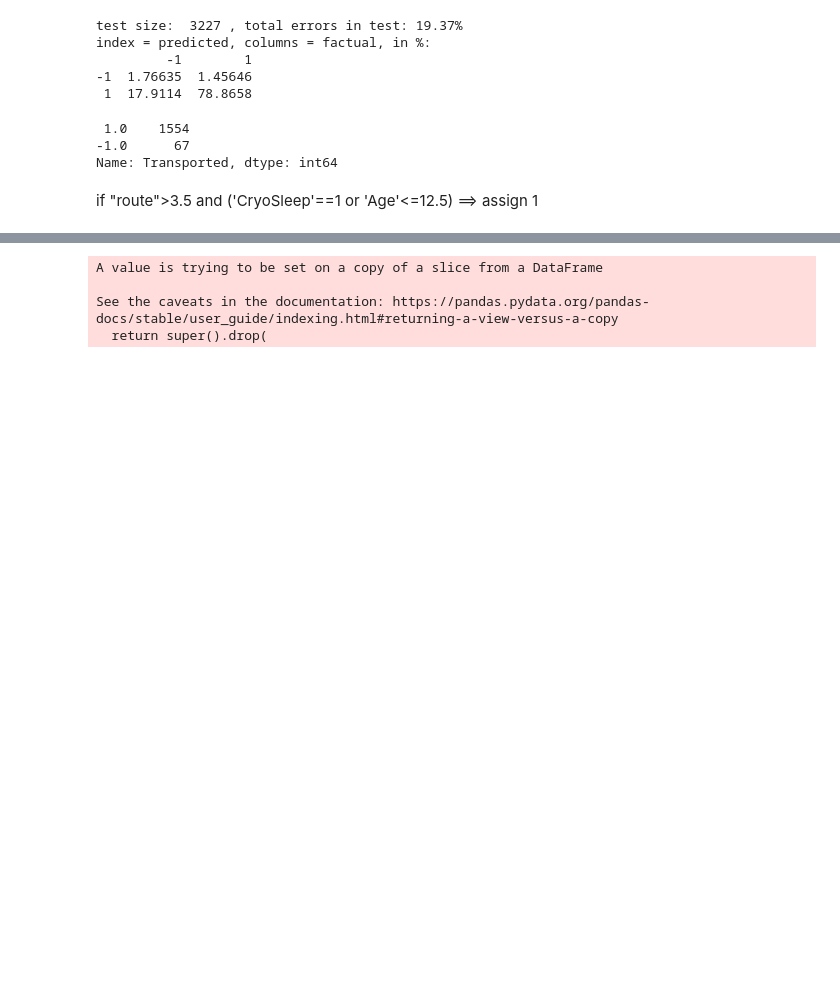
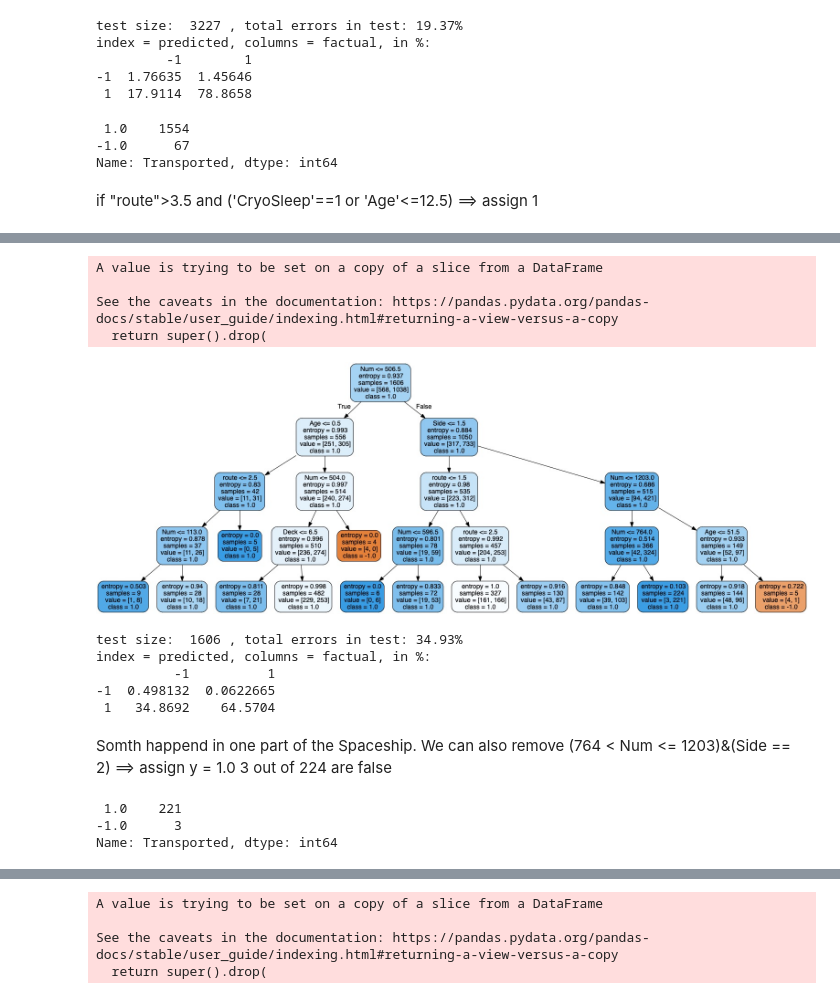
Before and after one commit to SergeyBubnov/spaceship, a Jupyter notebook: 5.ipynb, the cells around one changed output, grey strips where cells are left out. Saved outputs shown, nothing was run; the diff lists cells and outputs as text; code cells hidden in the pictures; blank space fills up the shorter version.

```diff
--- a/5.ipynb
+++ b/5.ipynb
@@ -178,4 +178,4 @@ Name: Transported, dtype: int64
 if "route">3.5 and ('CryoSleep'==1 or 'Age'<=12.5) ==> assign 1
 # %%
 mask3 = ((df['CryoSleep']==1)|(df['Age']<=12.5))&(df['route']<=3.5)
-df_final = df[mask3]
+df_rest2 = df[mask3]
@@ -191,0 +194,27 @@ df_final = df[mask3]
+# %%
+df_rest2.drop(['VIP','RoomService','FoodCourt','ShoppingMall','Spa','VRDeck'],axis = 1, inplace = True)
+# %% [output]
+A value is trying to be set on a copy of a slice from a DataFrame
+
+See the caveats in the documentation: https://pandas.pydata.org/pandas-docs/stable/user_guide/indexing.html#returning-a-view-versus-a-copy
+  return super().drop(
+# %%
+features = ['CryoSleep','Age','Deck','Num','Side','route']
+tree = ds.divide_frame(dataf = df_rest2,columns = features,teacher_column = "Transported",classifier = 'Tree', criterion_tree = "entropy", depth =4, random_state_sample = 5,random_state_ppn = 2, fraction = 1)
+# %% [output]
+[figure, added]
+test size:  1606 , total errors in test: 34.93%
+index = predicted, columns = factual, in %:
+          -1          1
+-1  0.498132  0.0622665
+ 1   34.8692    64.5704
+# %% [markdown]
+Somth happend in one part of the Spaceship. We can also remove (764 < Num <= 1203)&(Side == 2)  ==> assign y = 1.0
+3 out of 224 are false
+# %%
+mask_disaster = (df['Num']>764)&(df['Num']<=1203)&(df['Side']==2)
+print(pd.value_counts(df_rest2[mask_disaster]["Transported"]))
+# %% [output]
+ 1.0    221
+-1.0      3
+Name: Transported, dtype: int64
```
Also changed, not shown: parts of 36 cells of this notebook, 1 other file.
